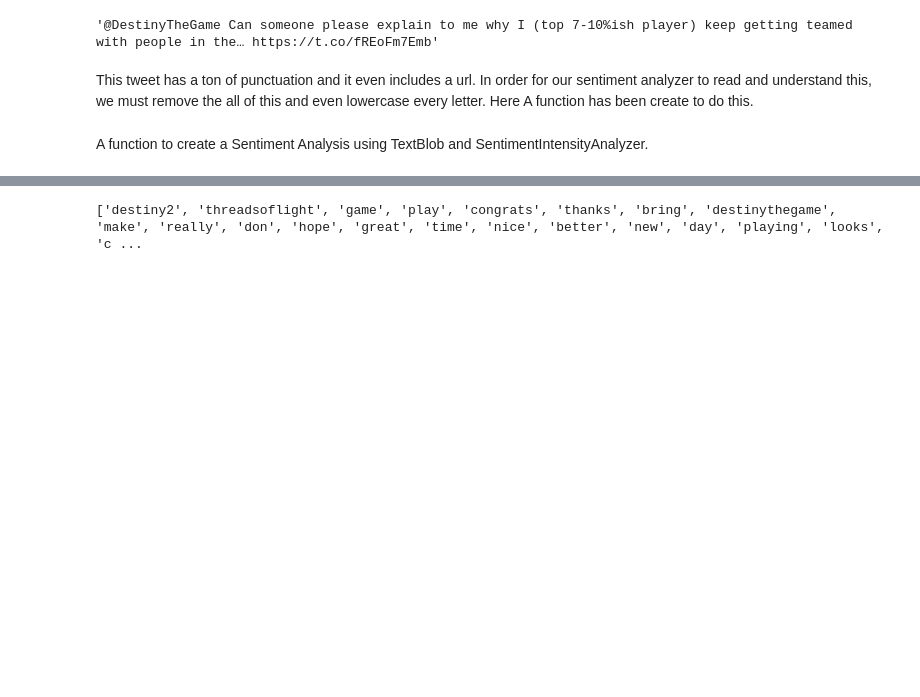
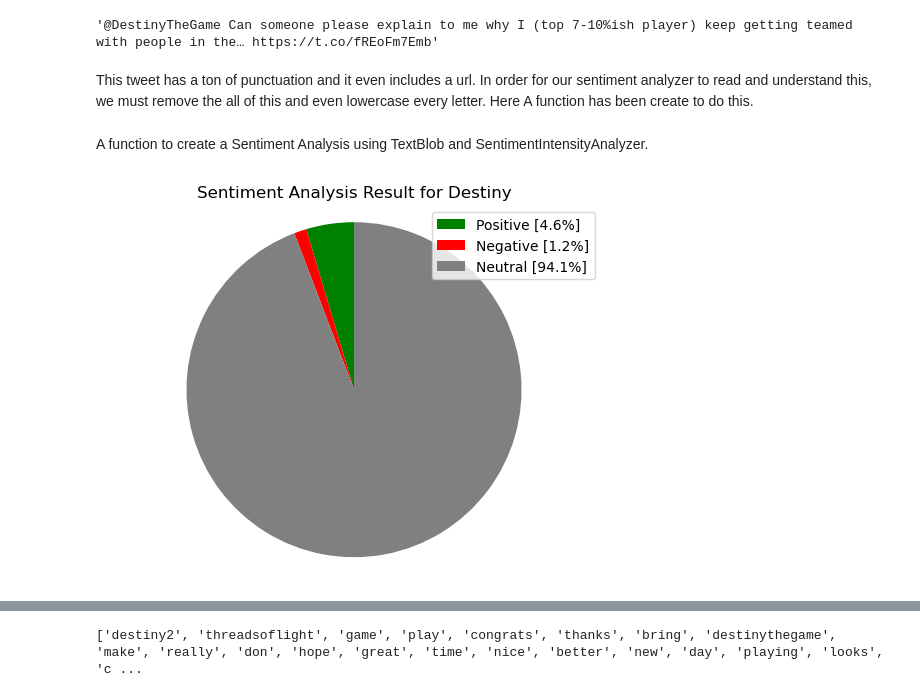
Before and after one commit to abernklau1/Destiny2SentimentAnalysis, a Jupyter notebook: twitter_scrape_tweepy.ipynb, the cells around one changed output, grey strips where cells are left out. Saved outputs shown, nothing was run; the diff lists cells and outputs as text; code cells hidden in the pictures; blank space fills up the shorter version.

```diff
--- a/twitter_scrape_tweepy.ipynb
+++ b/twitter_scrape_tweepy.ipynb
@@ -66,5 +62,11 @@ This tweet has a ton of punctuation and it even includes a url. In order for our
 df = prep.clean_tweets(df)
 # %% [markdown]
 A function to create a Sentiment Analysis using TextBlob and SentimentIntensityAnalyzer.
+# %%
+df_probs = prep.create_sentiment_neu(df)
+# %%
+viz.pie_chart(df_probs)
+# %% [output]
+[figure, added]
 # %%
 df_probs = prep.create_sentiment(df)
```
Also changed, not shown: parts of 21 cells of this notebook, 7 other files.
